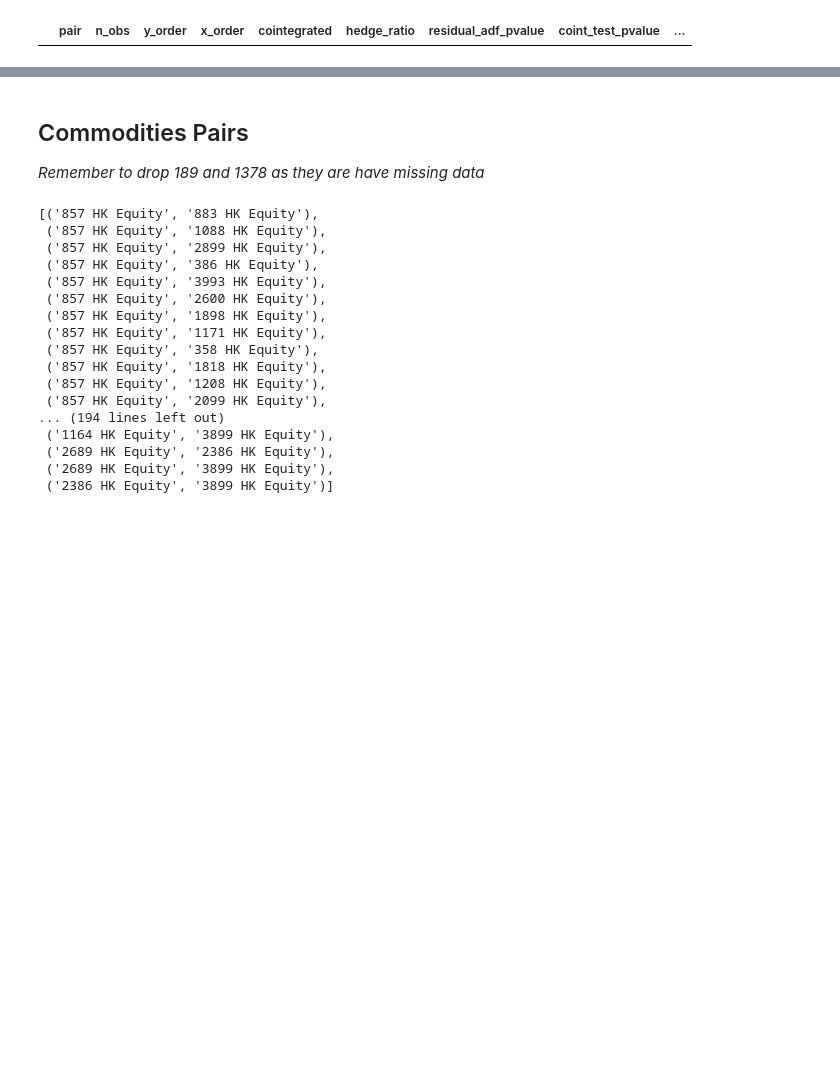
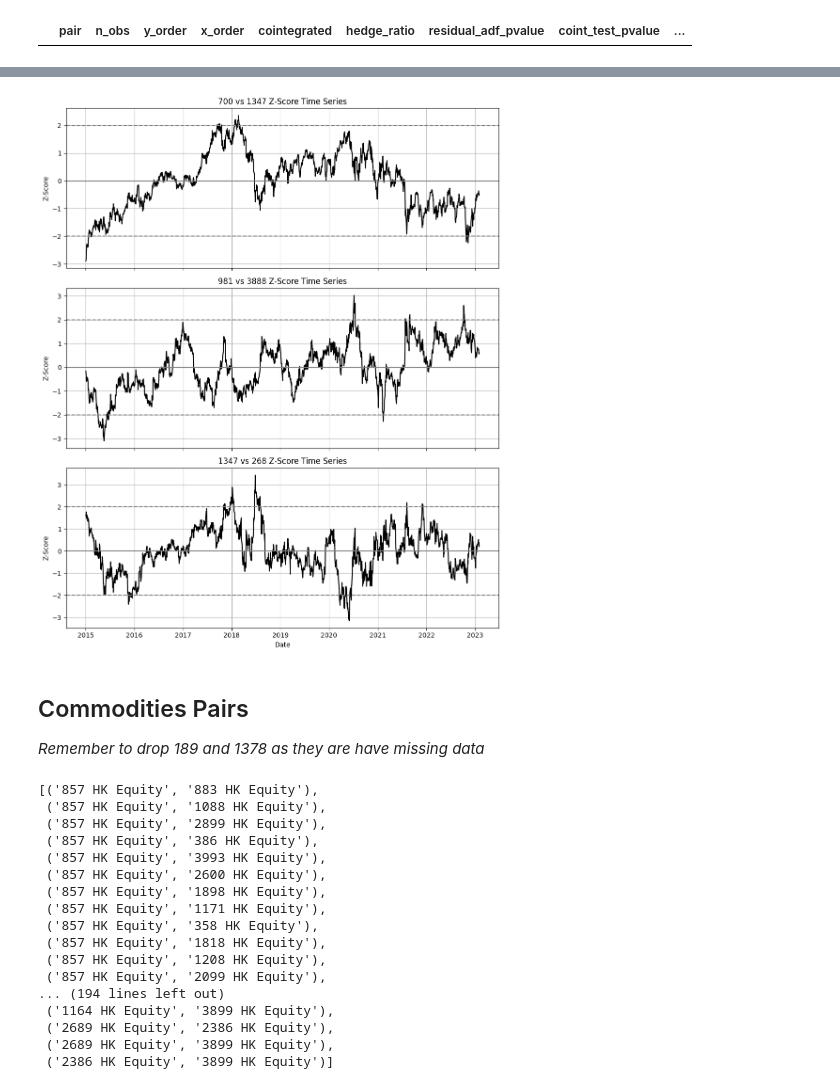
Before and after one commit to hivan04/applied-project-06039211, a Jupyter notebook: scripts/main.ipynb, the cells around one changed output, grey strips where cells are left out. Drawn from its saved outputs; the diff is of its cells as text; code cells hidden in the pictures; blank space fills up the shorter version.

```diff
--- a/scripts/main.ipynb
+++ b/scripts/main.ipynb
@@ -485,3 +542,18 @@ weaker_pairs_t.sort_values("coint_test_pvalue").head(10)
+# %%
+# Calculate z-score
+z_t1 = compute_zscore(spread_t1)
+z_t2 = compute_zscore(spread_t2)
+z_t3 = compute_zscore(spread_t3)
+
+z_dict = {
+    "700 vs 1347": z_t1,
+    "981 vs 3888": z_t2,
+    "1347 vs 268": z_t3
+}
+
+plot_multiple_zscores(z_dict)
+# %% [output]
+[figure, added]
 # %% [markdown]
 ## Commodities Pairs
 *Remember to drop 189 and 1378 as they are have missing data*
```
Also changed, not shown: parts of 5 cells of this notebook, 1 other file.
